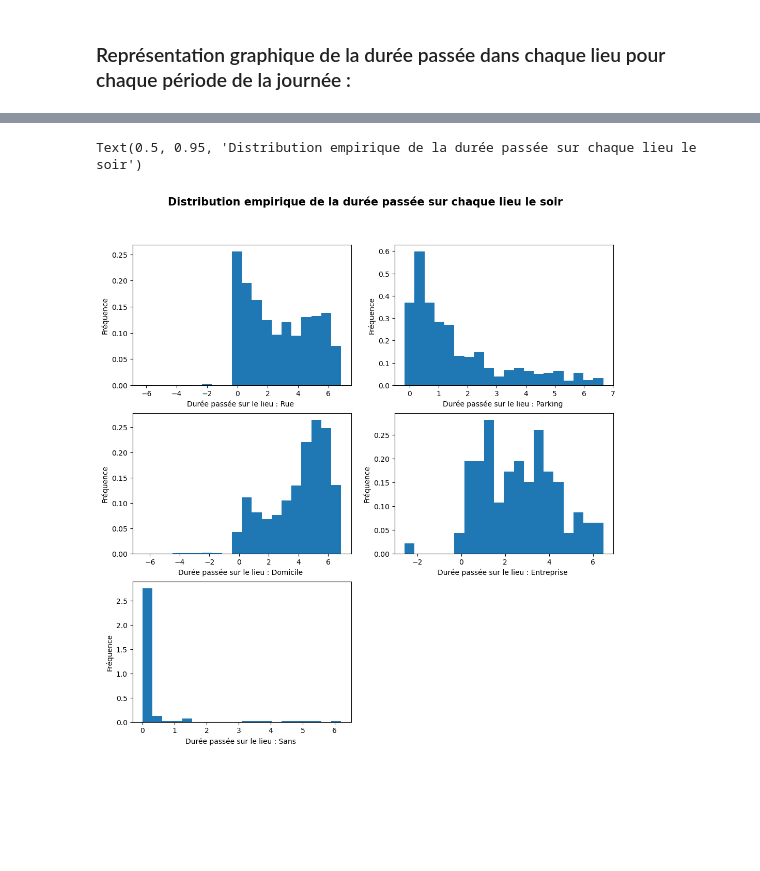
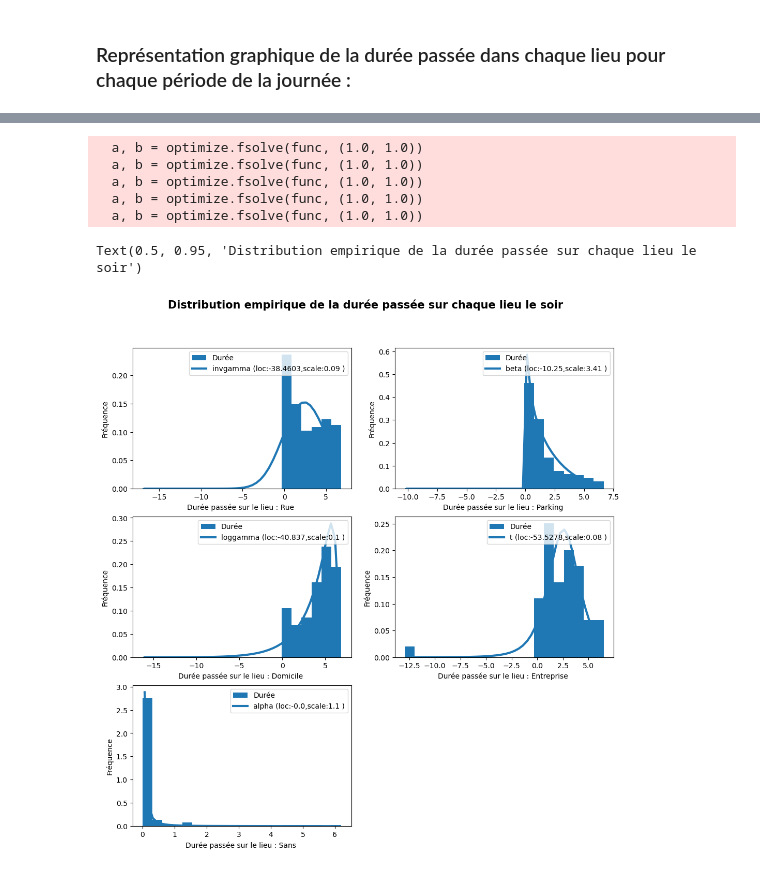
Before and after one commit to kilianguillon/Projet_statapp, a Jupyter notebook: DureeLieu.ipynb, the cells around one changed output, grey strips where cells are left out. Drawn from its saved outputs; the diff is of its cells as text; code cells hidden in the pictures; blank space fills up the shorter version.

```diff
--- a/DureeLieu.ipynb
+++ b/DureeLieu.ipynb
@@ -21,6 +56,7 @@ emp_df.head()
 # %% [markdown]
 ### Séparation de la base de données en 4 plages horaires (pour les heures de départ)
 # %%
+emp_df=data
 # Matin (départ entre 00h et 11h) :
 emp_matin=emp_df[emp_df["HEURE_DEPART"]<=11]
 # Midi (départ entre 11h et 14h) :
@@ -115,16 +344,59 @@ Text(0.5, 0.95, "Distribution empirique de la durée passée sur chaque lieu l'a
 # %%
 fig, ax = plt.subplots(3, 2, figsize=(12, 12))
 i=0
 j=0
 for lieu in list(set(emp_df["Lieu_Arrivee"])):
     emp_soir[emp_soir["Lieu_Arrivee"]==lieu]["Durée"].plot.hist(ax=ax[i][j],bins=20,density=True,ylabel='Fréquence',subplots=True,xlabel="Durée passée sur le lieu : "+lieu+" ")
+    '''On cherche la loi qui a la plus petite somme des résidus au carré'''
+    data=emp_soir[emp_soir["Lieu_Arrivee"]==lieu]["Durée"].dropna()
+    sse = np.inf
+    y, x = np.histogram(data, bins=48, density=True)
+    x = (x + np.roll(x, -1))[:-1] / 2.0
+
+    # Pour chaque distribution
+    for name in dist_names:
+
+    	# Modéliser
+    	dist = getattr(scipy.stats, name)
+    	param = dist.fit(data)
+
+    	# Paramètres
+    	loc = param[-2]
+    	scale = param[-1]
+    	arg = param[:-2]
+
+    	# PDF
+    	pdf = dist.pdf(x, *arg, loc=loc, scale=scale)
+    	# SSE
+    	model_sse = np.sum((y - pdf)**2)
+
+    	# Si le SSE est ddiminué, enregistrer la loi
+    	if model_sse < sse :
+    		best_pdf = pdf
+    		sse = model_sse
+    		best_loc = loc
+    		best_scale = scale
+    		best_arg = arg
+    		best_name = name
+
+    ax[i][j].plot(x,best_pdf,label=best_name+" (loc:"+str(round(loc,4))+",scale:"+str(round(scale,2))+" )", linewidth=3)
+    ax[i][j].legend(loc='upper right')
+    #ax[i][j].title("Durée passée sur le lieu "+lieu+" le matin :")
+    #plt.show()
+
     if j<1:
         j+=1
     else:
         i+=1
         j=0
+
 ax[2][1].set_axis_off()
 fig.suptitle("Distribution empirique de la durée passée sur chaque lieu le soir",va='center', fontweight="bold",fontsize=15,y=0.95)
 # %% [output]
-Text(0.5, 0.95, 'Distribution empirique de la durée passée sur chaque lieu le soir')
+  a, b = optimize.fsolve(func, (1.0, 1.0))
+  a, b = optimize.fsolve(func, (1.0, 1.0))
+  a, b = optimize.fsolve(func, (1.0, 1.0))
+  a, b = optimize.fsolve(func, (1.0, 1.0))
+  a, b = optimize.fsolve(func, (1.0, 1.0))
+Text(0.5, 0.95, 'Distribution empirique de la durée passée sur chaque lieu le soir')
-[figure, old version]
+[figure, new version]
```
Also changed, not shown: parts of 11 cells of this notebook.
